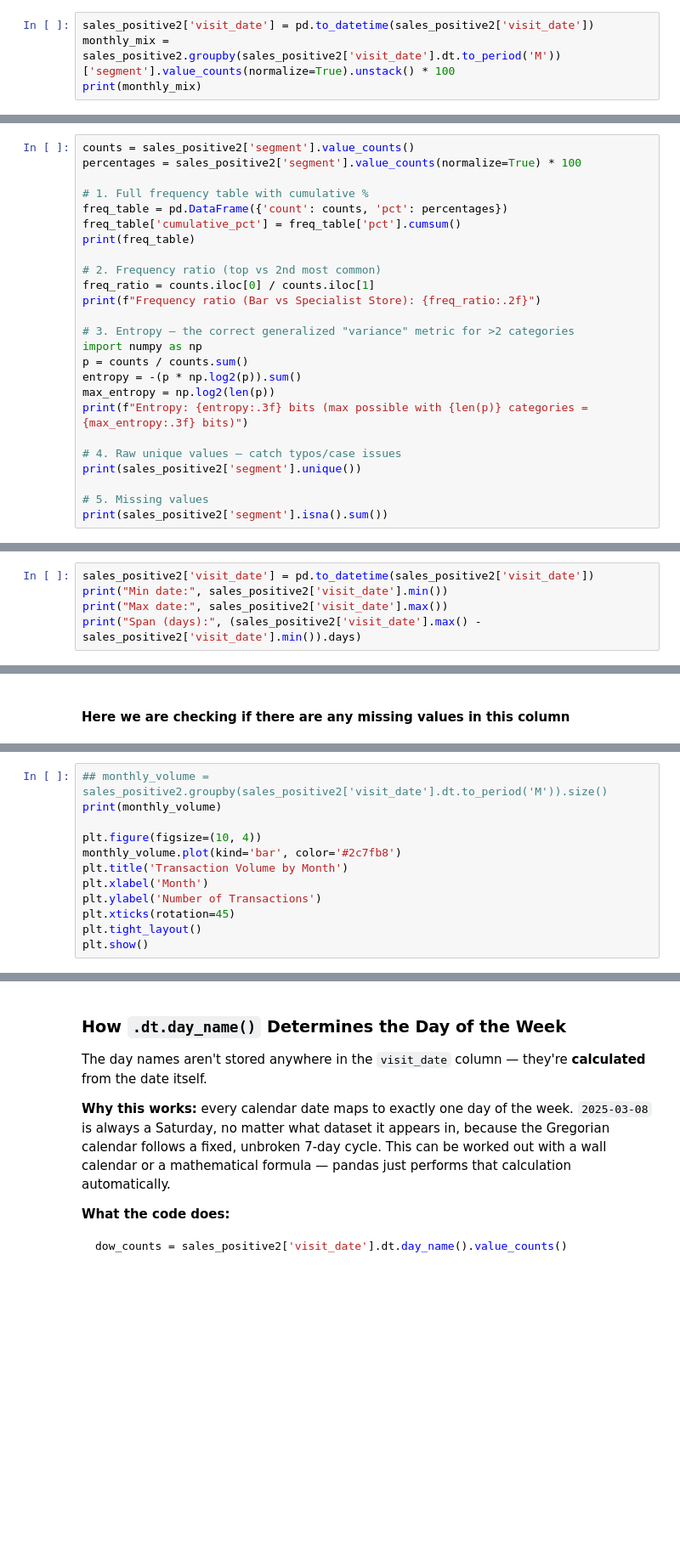
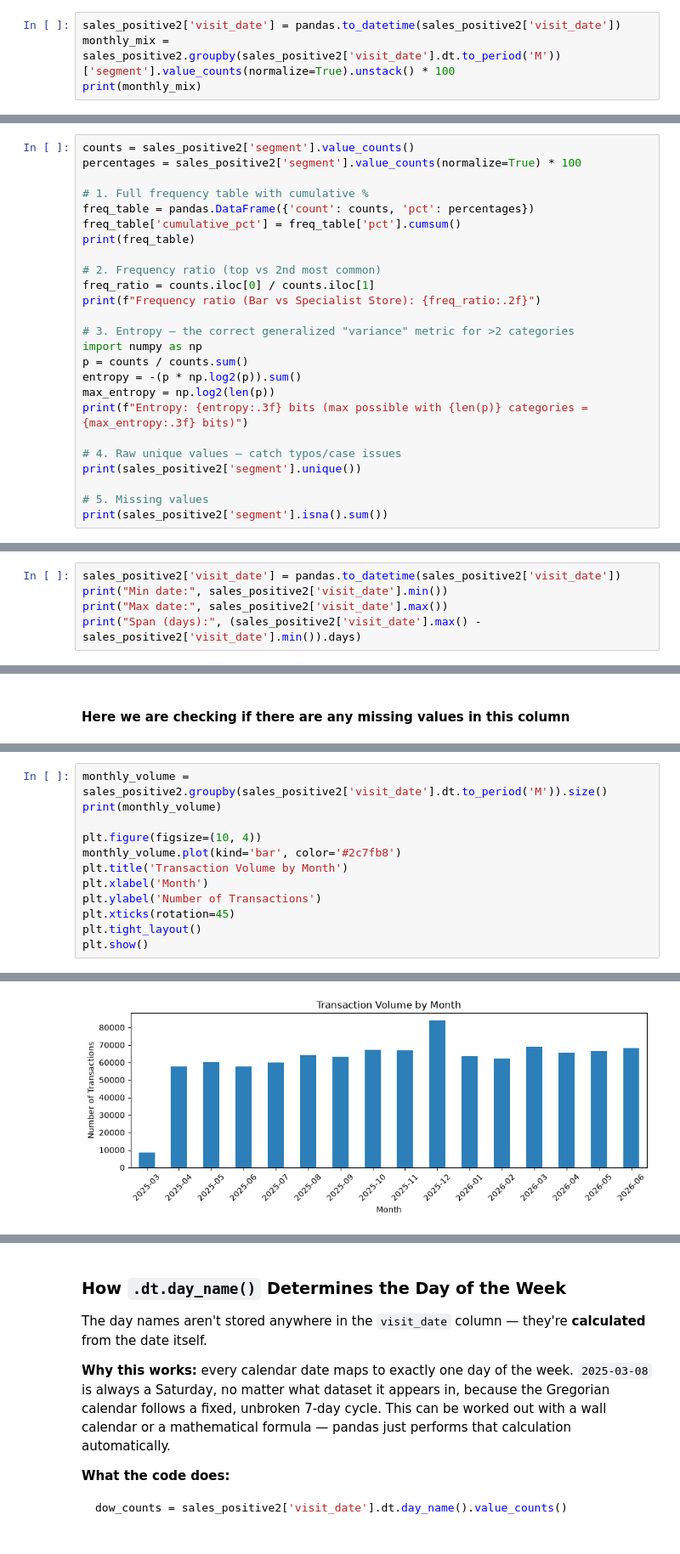
Before and after one commit to JeshurunMuchugi/Eabl-Project, a Jupyter notebook: EDA Notebooks/SalesData EABL eda.ipynb, the cells around one changed output, grey strips where cells are left out. Shown at 85% size. Saved outputs shown, nothing was run; the diff lists cells and outputs as text; blank space fills up the shorter version.

```diff
--- a/EDA Notebooks/SalesData EABL eda.ipynb
+++ b/EDA Notebooks/SalesData EABL eda.ipynb
@@ -835,4 +1641,4 @@ print(sales_positive2['segment'].isna().sum(), "missing out of", len(sales))
 # %%
-sales_positive2['visit_date'] = pd.to_datetime(sales_positive2['visit_date'])
+sales_positive2['visit_date'] = pandas.to_datetime(sales_positive2['visit_date'])
 monthly_mix = sales_positive2.groupby(sales_positive2['visit_date'].dt.to_period('M'))['segment'].value_counts(normalize=True).unstack() * 100
 print(monthly_mix)
@@ -841,7 +1665,7 @@ counts = sales_positive2['segment'].value_counts()
 percentages = sales_positive2['segment'].value_counts(normalize=True) * 100
 
 # 1. Full frequency table with cumulative %
-freq_table = pd.DataFrame({'count': counts, 'pct': percentages})
+freq_table = pandas.DataFrame({'count': counts, 'pct': percentages})
 freq_table['cumulative_pct'] = freq_table['pct'].cumsum()
 print(freq_table)
 
@@ -899,7 +1780,7 @@ sales_positive2
 # %% [markdown]
 #### The days span from 2025-03-01 to 2026-06-30 and san a total of 486 days in total
 # %%
-sales_positive2['visit_date'] = pd.to_datetime(sales_positive2['visit_date'])
+sales_positive2['visit_date'] = pandas.to_datetime(sales_positive2['visit_date'])
 print("Min date:", sales_positive2['visit_date'].min())
 print("Max date:", sales_positive2['visit_date'].max())
 print("Span (days):", (sales_positive2['visit_date'].max() - sales_positive2['visit_date'].min()).days)
@@ -910,5 +1797,5 @@ print(sales_positive2['visit_date'].isna().sum(), "missing out of", len(sales_po
 # %%
-## monthly_volume = sales_positive2.groupby(sales_positive2['visit_date'].dt.to_period('M')).size()
+monthly_volume = sales_positive2.groupby(sales_positive2['visit_date'].dt.to_period('M')).size()
 print(monthly_volume)
 
 plt.figure(figsize=(10, 4))
@@ -919,3 +1806,4 @@ plt.ylabel('Number of Transactions')
 plt.xticks(rotation=45)
 plt.tight_layout()
 plt.show()
+# %% [output]
@@ -922 +1828,2 @@ plt.show()
+[figure, added]
 # %%
```
Also changed, not shown: parts of 157 cells of this notebook, 1 other file.
